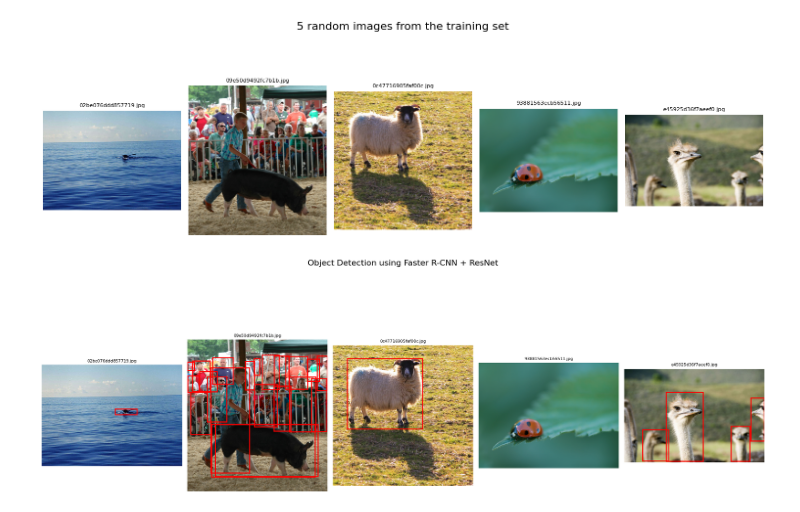
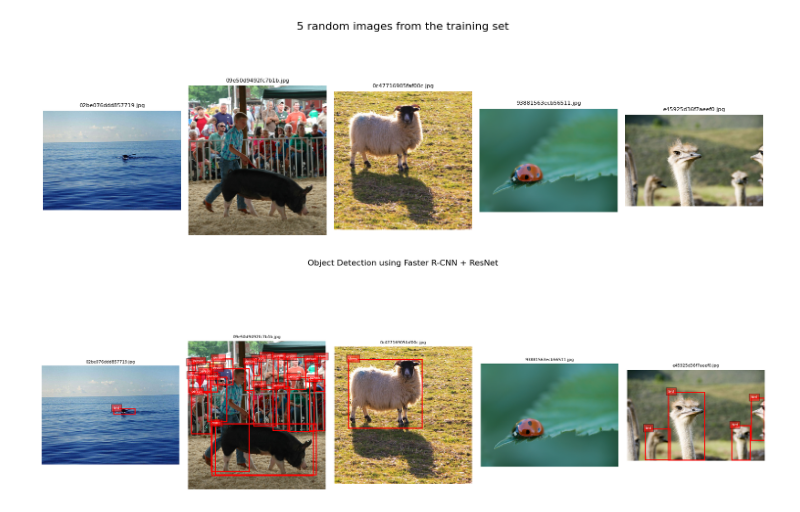
Before and after one commit to QuangTrongLeo/Animal_Identification_DL, a Jupyter notebook: Animal_Identification.ipynb, the cells around one changed output. Drawn from its saved outputs; the diff is of its cells as text; code cells hidden in the pictures.

```diff
--- a/Animal_Identification.ipynb
+++ b/Animal_Identification.ipynb
@@ -107,6 +105,9 @@ Total number of images found: 22566
 device = torch.device("cuda" if torch.cuda.is_available() else "cpu")
 model = fasterrcnn_resnet50_fpn(pretrained=True)
 model.eval().to(device)
+
+# from torchvision import transforms
+# from PIL import Image
 
 # Hàm dự đoán đối tượng trong ảnh
 def get_predictions(img_path, threshold=0.7):
@@ -126,35 +127,53 @@ def get_predictions(img_path, threshold=0.7):
     selected_labels = labels[scores > threshold]
 
     return image, selected_boxes, selected_labels
+
+# Danh sách nhãn COCO
+COCO_INSTANCE_CATEGORY_NAMES = [
+    '__background__', 'person', 'bicycle', 'car', 'motorcycle', 'airplane', 'bus',
+    'train', 'truck', 'boat', 'traffic light', 'fire hydrant', 'N/A', 'stop sign',
+    'parking meter', 'bench', 'bird', 'cat', 'dog', 'horse', 'sheep', 'cow',
+    'elephant', 'bear', 'zebra', 'giraffe', 'N/A', 'backpack', 'umbrella', 'N/A',
+    'N/A', 'handbag', 'tie', 'suitcase', 'frisbee', 'skis', 'snowboard',
+    'sports ball', 'kite', 'baseball bat', 'baseball glove', 'skateboard',
+    'surfboard', 'tennis racket', 'bottle', 'wine glass', 'cup', 'fork', 'knife',
+    'spoon', 'bowl', 'banana', 'apple', 'sandwich', 'orange', 'broccoli', 'carrot',
+    'hot dog', 'pizza', 'donut', 'cake', 'chair', 'couch', 'potted plant', 'bed',
+    'dining table', 'toilet', 'tv', 'laptop', 'mouse', 'remote', 'keyboard',
+    'cell phone', 'microwave', 'oven', 'toaster', 'sink', 'refrigerator', 'book',
+    'clock', 'vase', 'scissors', 'teddy bear', 'hair drier', 'toothbrush'
+]
 
 # Vẽ kết quả detection
 rows, cols = 1, 5
 fig, axes = plt.subplots(rows, cols, figsize=(20, 8))
 fig.suptitle("Object Detection using Faster R-CNN + ResNet", fontsize=16)
 
 if cols == 1:
     axes = [axes]
 elif rows == 1:
     axes = axes.flatten()
 
 for i in range(num_images):
     image_path = random_images[i]  # <--- DÙNG LẠI random_images từ CELL 1
     image, boxes, labels = get_predictions(image_path)
 
     axes[i].imshow(image)
     axes[i].set_title(os.path.basename(image_path), fontsize=8)
     axes[i].axis('off')
 
     for box, label in zip(boxes, labels):
         xmin, ymin, xmax, ymax = box
         axes[i].add_patch(plt.Rectangle((xmin, ymin), xmax - xmin, ymax - ymin,
                                         edgecolor='red', facecolor='none', linewidth=2))
+        axes[i].text(xmin, ymin, COCO_INSTANCE_CATEGORY_NAMES[label],
+                     bbox=dict(facecolor='red', alpha=0.5), fontsize=6, color='white')
 
 for i in range(num_images, rows * cols):
     axes[i].axis('off')
 
 plt.tight_layout()
 plt.subplots_adjust(top=0.88)
 plt.show()
 # %% [output]
-[figure, old version]
+[figure, new version]
```
Also changed, not shown: parts of 1 cell of this notebook.
